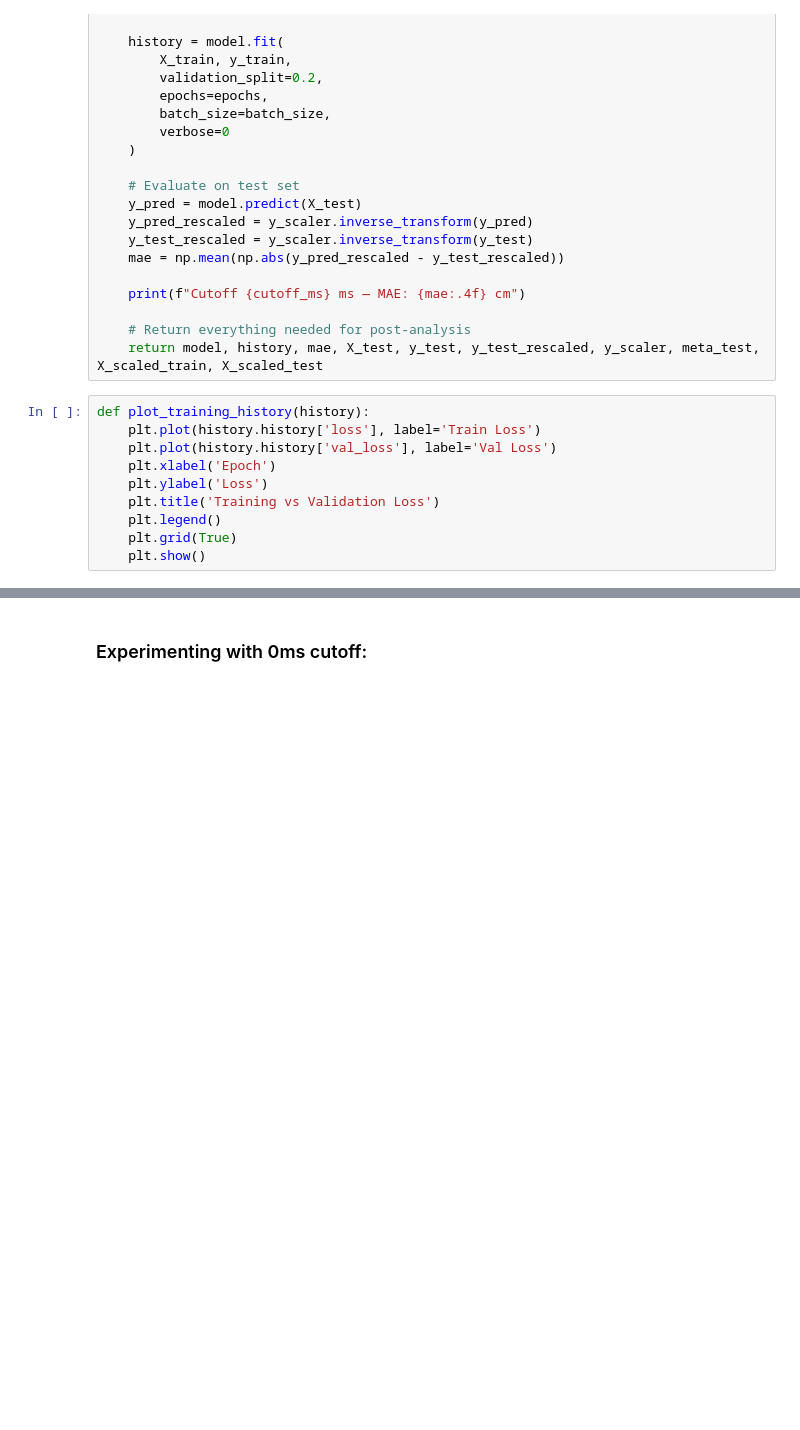
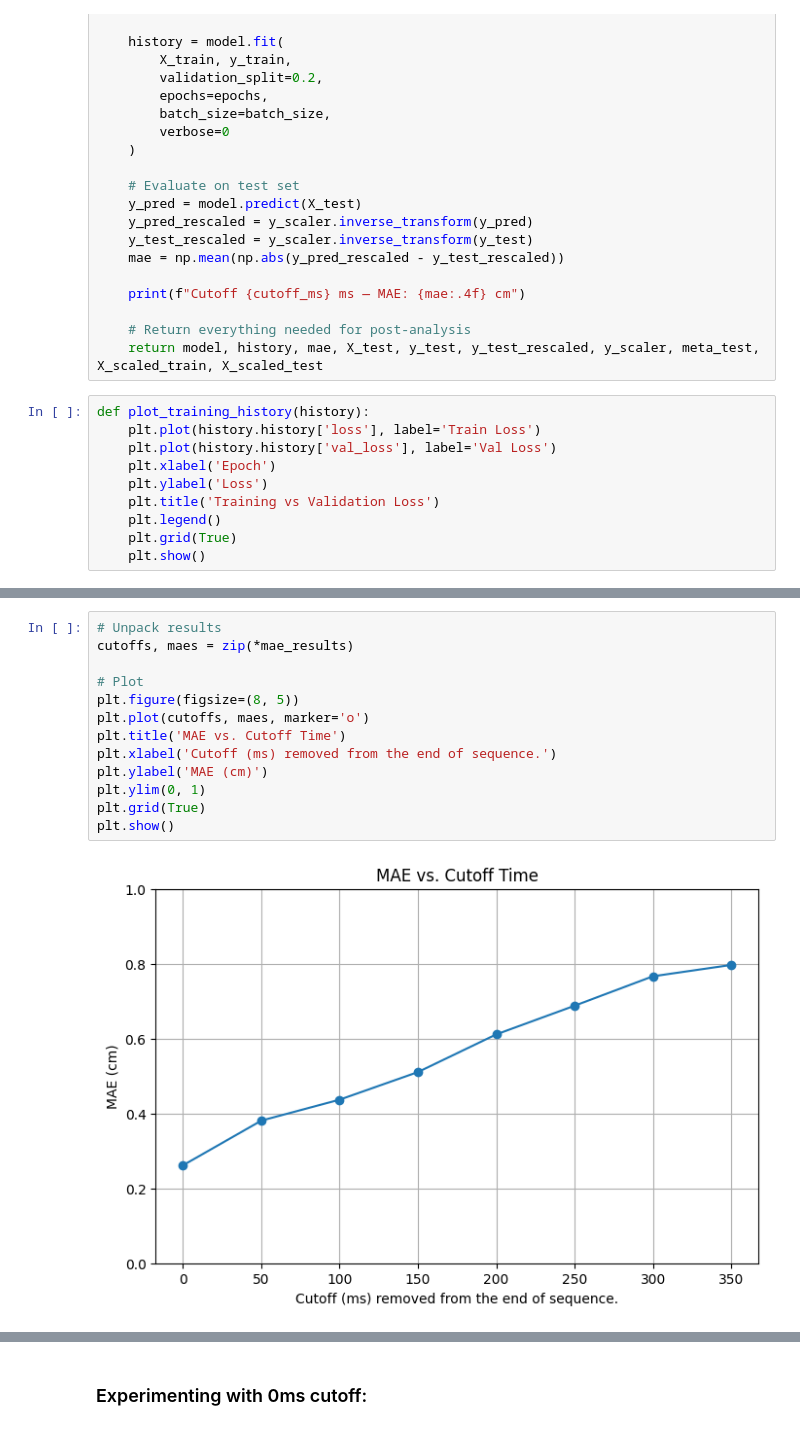
Before and after one commit to senakilinc/ReachToGraspPrediction, a Jupyter notebook: Prediction_ReachToGraspData.ipynb, the cells around one changed output, grey strips where cells are left out. Drawn from its saved outputs; the diff is of its cells as text; blank space fills up the shorter version.

Commit message:
Cutting off iteratively from sequence for prediction comparisons

```diff
--- a/Prediction_ReachToGraspData.ipynb
+++ b/Prediction_ReachToGraspData.ipynb
@@ -172,0 +251,15 @@ def plot_training_history(history):
+# %%
+# Unpack results
+cutoffs, maes = zip(*mae_results)
+
+# Plot
+plt.figure(figsize=(8, 5))
+plt.plot(cutoffs, maes, marker='o')
+plt.title('MAE vs. Cutoff Time')
+plt.xlabel('Cutoff (ms) removed from the end of sequence.')
+plt.ylabel('MAE (cm)')
+plt.ylim(0, 1)
+plt.grid(True)
+plt.show()
+# %% [output]
+[figure, added]
```
Also changed, not shown: parts of 4 cells of this notebook.
